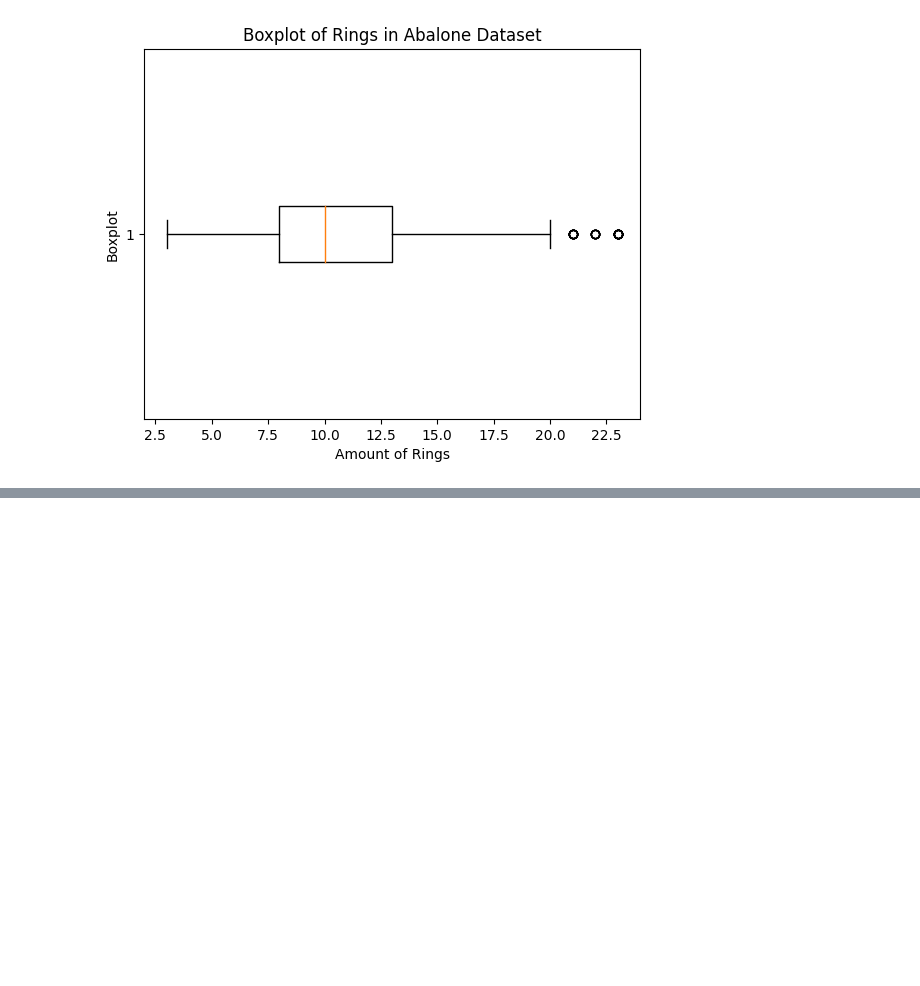
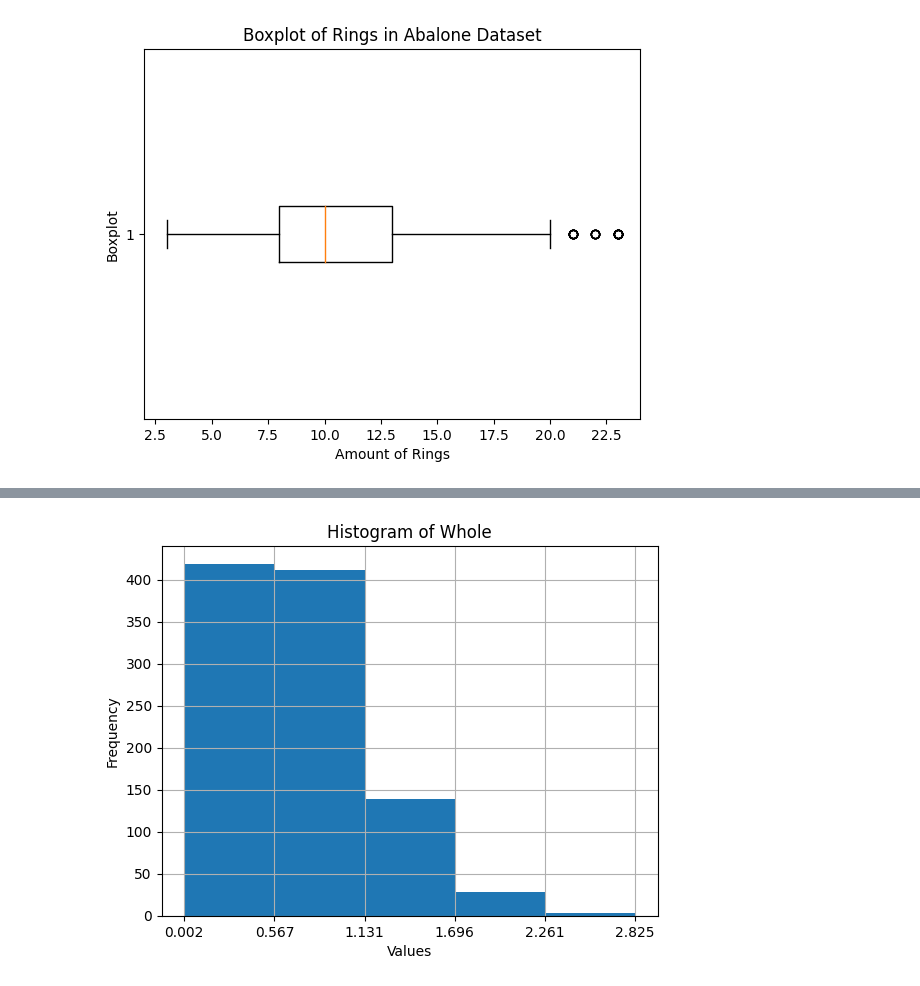
Before and after one commit to mantofer02/DataScienceBootcamp, a Jupyter notebook: FUNDATEC/MachineLearning/Tareas/tarea_programada.ipynb, the cells around one changed output, grey strips where cells are left out. Cells and saved outputs as stored; diff of their text form; code cells hidden in the pictures; blank space fills up the shorter version.

```diff
--- a/FUNDATEC/MachineLearning/Tareas/tarea_programada.ipynb
+++ b/FUNDATEC/MachineLearning/Tareas/tarea_programada.ipynb
@@ -310,0 +383,4 @@ plt.show()
+# %%
+create_histogram(df['Whole'], bins=5, title="Histogram of Whole")
+# %% [output]
+[figure, added]
```
Also changed, not shown: parts of 16 cells of this notebook.
